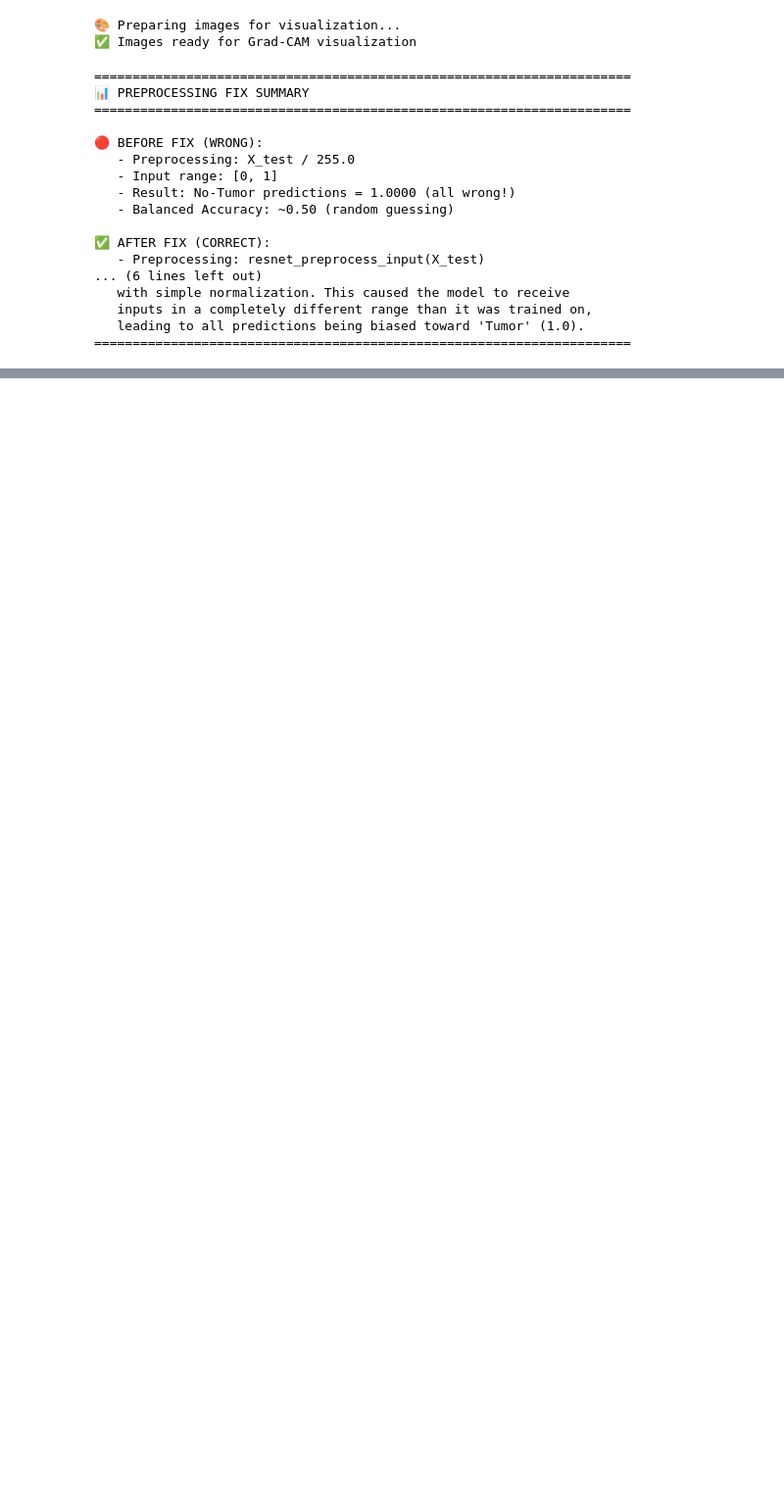
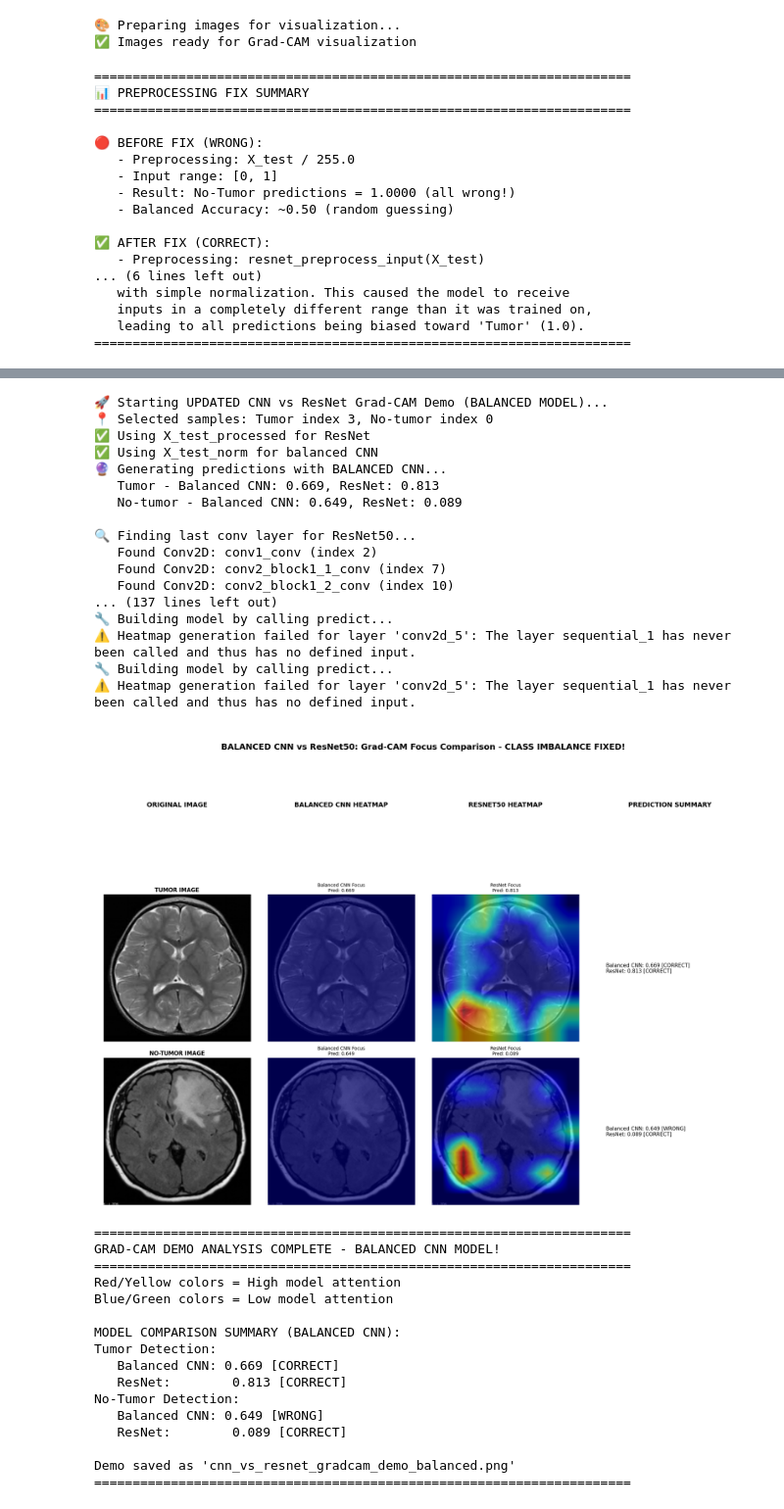
Before and after one commit to jadeja-mohitrajsinh/BR-AI-N, a Jupyter notebook: Jadeja_Mohitrajsinh_92510118004.ipynb, the cells around one changed output, grey strips where cells are left out. Shown at 98% size. Cells and saved outputs as stored; diff of their text form; code cells hidden in the pictures; blank space fills up the shorter version.

```diff
--- a/Jadeja_Mohitrajsinh_92510118004.ipynb
+++ b/Jadeja_Mohitrajsinh_92510118004.ipynb
@@ -2796,17 +3213,11 @@ def prepare_image_for_display(img, title_suffix=""):
         # Image is in [0, 255] range
         display_img = np.clip(img, 0, 255).astype(np.uint8)
 
-    # Ensure RGB format for color display
-    if len(display_img.shape) == 3 and display_img.shape[2] == 3:
-        return display_img
-    elif len(display_img.shape) == 2:
-        # Grayscale - keep as is for grayscale display
-        return display_img
-    else:
-        # Convert to grayscale if needed
-        if len(display_img.shape) == 3:
-            return cv2.cvtColor(display_img, cv2.COLOR_RGB2GRAY)
-        return display_img
+    # Always convert to grayscale for consistent display
+    if len(display_img.shape) == 3:
+        display_img = cv2.cvtColor(display_img, cv2.COLOR_RGB2GRAY)
+
+    return display_img
 
 def demo_both_models_gradcam_fixed():
     """✅ FULLY FIXED: Demonstrate Grad-CAM for both CNN and ResNet models"""
@@ -2815,7 +3226,7 @@ def demo_both_models_gradcam_fixed():
 
     try:
         # ✅ Check required variables exist
-        required_vars = ["X_test", "y_test", "custom_cnn", "best_model"]
+        required_vars = ["X_test", "y_test", "custom_cnn_balanced", "best_model"]
         missing_vars = []
         for var in required_vars:
             if var not in globals():
@@ -3039,0 +3723,38 @@ Demo saved as 'cnn_vs_resnet_gradcam_demo_fixed.png'
+# %%
+# 🚀 RUN THE BALANCED CNN DEMO
+demo_both_models_gradcam_balanced()
+# %% [output]
+🚀 Starting UPDATED CNN vs ResNet Grad-CAM Demo (BALANCED MODEL)...
+📍 Selected samples: Tumor index 3, No-tumor index 0
+✅ Using X_test_processed for ResNet
+✅ Using X_test_norm for balanced CNN
+🔮 Generating predictions with BALANCED CNN...
+   Tumor - Balanced CNN: 0.669, ResNet: 0.813
+   No-tumor - Balanced CNN: 0.649, ResNet: 0.089
+
+🔍 Finding last conv layer for ResNet50...
+   Found Conv2D: conv1_conv (index 2)
+   Found Conv2D: conv2_block1_1_conv (index 7)
+   Found Conv2D: conv2_block1_2_conv (index 10)
+... (137 lines left out)
+🔧 Building model by calling predict...
+⚠️ Heatmap generation failed for layer 'conv2d_5': The layer sequential_1 has never been called and thus has no defined input.
+🔧 Building model by calling predict...
+⚠️ Heatmap generation failed for layer 'conv2d_5': The layer sequential_1 has never been called and thus has no defined input.
+[figure, added]
+======================================================================
+GRAD-CAM DEMO ANALYSIS COMPLETE - BALANCED CNN MODEL!
+======================================================================
+Red/Yellow colors = High model attention
+Blue/Green colors = Low model attention
+
+MODEL COMPARISON SUMMARY (BALANCED CNN):
+Tumor Detection:
+   Balanced CNN: 0.669 [CORRECT]
+   ResNet:        0.813 [CORRECT]
+No-Tumor Detection:
+   Balanced CNN: 0.649 [WRONG]
+   ResNet:        0.089 [CORRECT]
+
+Demo saved as 'cnn_vs_resnet_gradcam_demo_balanced.png'
+======================================================================
```
Also changed, not shown: parts of 42 cells of this notebook.
